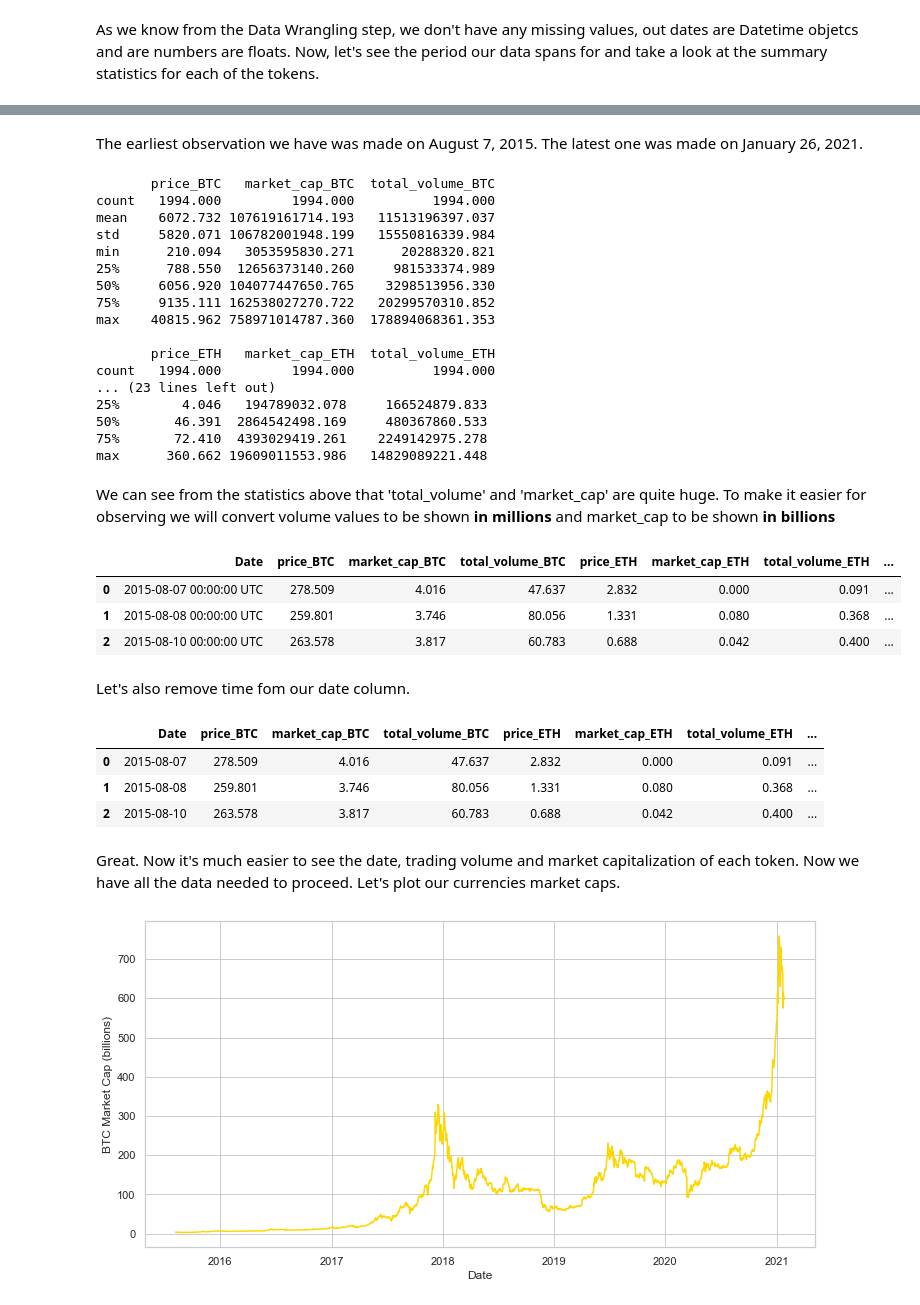
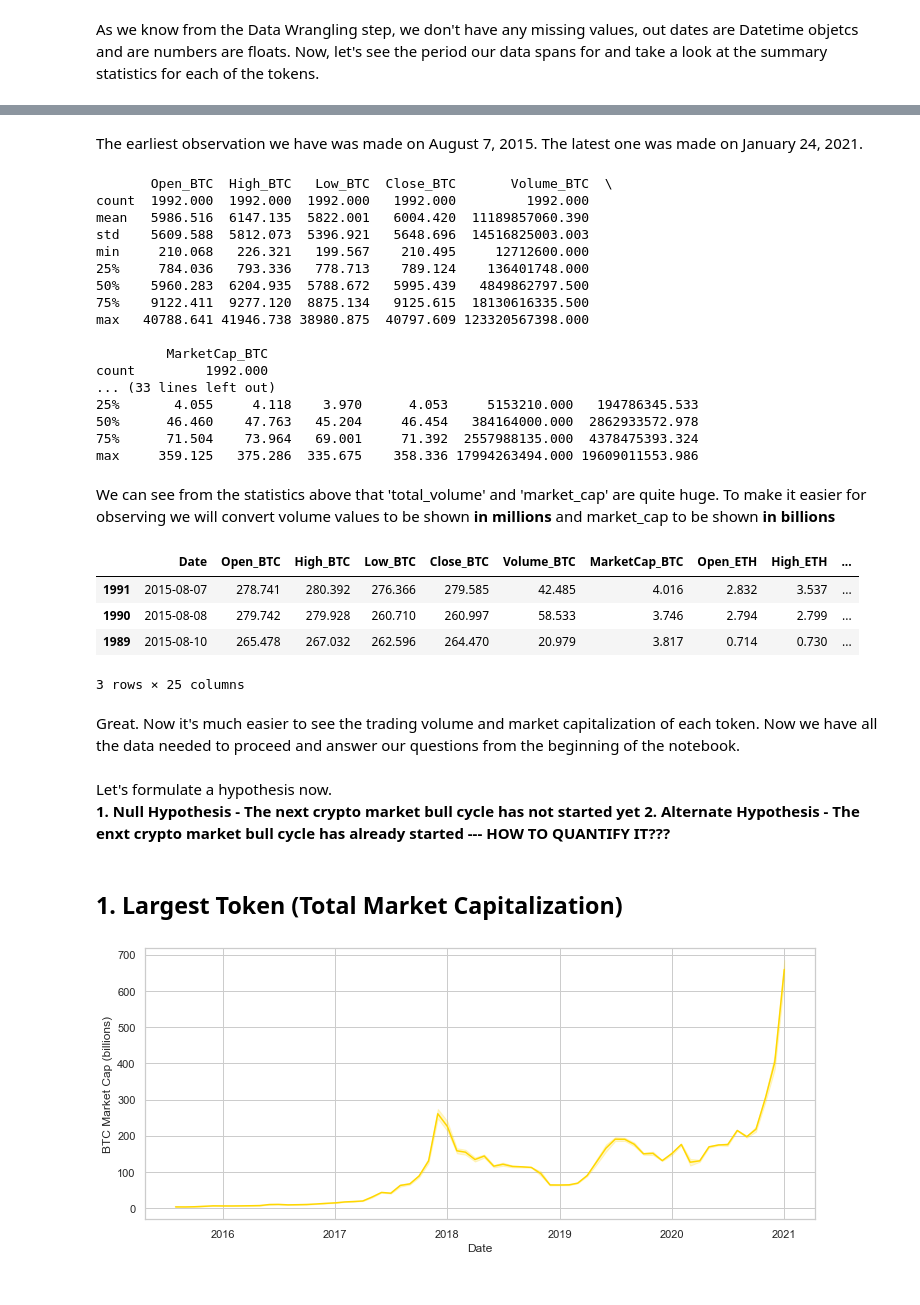
Before and after one commit to igorverevkin1992/Predicting-Bitcoin-Price, a Jupyter notebook: EDA/EDA_new_data.ipynb, the cells around one changed output, grey strips where cells are left out. Cells and saved outputs as stored; diff of their text form; code cells hidden in the pictures.

```diff
--- a/EDA/EDA_new_data.ipynb
+++ b/EDA/EDA_new_data.ipynb
@@ -30,5 +33,5 @@ sns.set_style('whitegrid')
 #showing only 2 decimals for floats
 pd.options.display.float_format = "{:.3f}".format
 # %%
-df = pd.read_csv('../DW/Data_for_EDA_1.csv')
+df = pd.read_csv('../DW/Data_for_EDA.csv')
 # %%
@@ -43,3 +47,5 @@ df.tail()
+# %%
+df = df.sort_values(by='Date')
 # %% [markdown]
 This is the general overview of our data.
 # %%
@@ -76,5 +79,5 @@ print(df['Date'].max())
 # %% [markdown]
-The earliest observation we have was made on August 7, 2015. The latest one was made on January 26, 2021.
+The earliest observation we have was made on August 7, 2015. The latest one was made on January 24, 2021.
 # %%
 #creating a list of column names for each tokens
 BTC_cols = [col for col in df.columns if '_BTC' in col]
@@ -88,29 +91,29 @@ for column in cols:
     print(df[column].describe())
     print('')
 # %% [output]
-       price_BTC   market_cap_BTC  total_volume_BTC
-count   1994.000         1994.000          1994.000
-mean    6072.732 107619161714.193   11513196397.037
-std     5820.071 106782001948.199   15550816339.984
-min      210.094   3053595830.271      20288320.821
-25%      788.550  12656373140.260     981533374.989
-50%     6056.920 104077447650.765    3298513956.330
-75%     9135.111 162538027270.722   20299570310.852
-max    40815.962 758971014787.360  178894068361.353
+       Open_BTC  High_BTC   Low_BTC  Close_BTC       Volume_BTC  \
+count  1992.000  1992.000  1992.000   1992.000         1992.000
+mean   5986.516  6147.135  5822.001   6004.420  11189857060.390
+std    5609.588  5812.073  5396.921   5648.696  14516825003.003
+min     210.068   226.321   199.567    210.495     12712600.000
+25%     784.036   793.336   778.713    789.124    136401748.000
+50%    5960.283  6204.935  5788.672   5995.439   4849862797.500
+75%    9122.411  9277.120  8875.134   9125.615  18130616335.500
+max   40788.641 41946.738 38980.875  40797.609 123320567398.000
 
-       price_ETH   market_cap_ETH  total_volume_ETH
-count   1994.000         1994.000          1994.000
-... (23 lines left out)
-25%        4.046   194789032.078     166524879.833
-50%       46.391  2864542498.169     480367860.533
-75%       72.410  4393029419.261    2249142975.278
-max      360.662 19609011553.986   14829089221.448
+         MarketCap_BTC
+count         1992.000
+... (33 lines left out)
+25%       4.055     4.118    3.970      4.053     5153210.000   194786345.533
+50%      46.460    47.763   45.204     46.454   384164000.000  2862933572.978
+75%      71.504    73.964   69.001     71.392  2557988135.000  4378475393.324
+max     359.125   375.286  335.675    358.336 17994263494.000 19609011553.986
 # %% [markdown]
 We can see from the statistics above that 'total_volume' and 'market_cap' are quite huge. To make it easier for observing we will convert volume values to be shown <b>in millions</b> and market_cap to be shown <b>in billions</b>
 # %%
 #creating lists of total_volume columns and market_cap columns
-vol_cols = [col for col in df.columns if 'total_volume_' in col]
-mc_cols = [col for col in df.columns if 'market_cap_' in col]
+vol_cols = [col for col in df.columns if 'Volume_' in col]
+mc_cols = [col for col in df.columns if 'MarketCap_' in col]
 
 #dividing total volume(market cap) by one million(one billion) to get volume(market cap) in millions(billions)
 df[vol_cols] = df[vol_cols] / 1000000
@@ -118,26 +121,24 @@ df[mc_cols] = df[mc_cols] / 1000000000
 # %%
 df.head(3)
 # %% [output]
-|  | Date | price_BTC | market_cap_BTC | total_volume_BTC | price_ETH | market_cap_ETH | total_volume_ETH | ... |
-| 0 | 2015-08-07 00:00:00 UTC | 278.509 | 4.016 | 47.637 | 2.832 | 0.000 | 0.091 | ... |
-| 1 | 2015-08-08 00:00:00 UTC | 259.801 | 3.746 | 80.056 | 1.331 | 0.080 | 0.368 | ... |
-| 2 | 2015-08-10 00:00:00 UTC | 263.578 | 3.817 | 60.783 | 0.688 | 0.042 | 0.400 | ... |
+|  | Date | Open_BTC | High_BTC | Low_BTC | Close_BTC | Volume_BTC | MarketCap_BTC | Open_ETH | High_ETH | ... |
+| 1991 | 2015-08-07 | 278.741 | 280.392 | 276.366 | 279.585 | 42.485 | 4.016 | 2.832 | 3.537 | ... |
+| 1990 | 2015-08-08 | 279.742 | 279.928 | 260.710 | 260.997 | 58.533 | 3.746 | 2.794 | 2.799 | ... |
+| 1989 | 2015-08-10 | 265.478 | 267.032 | 262.596 | 264.470 | 20.979 | 3.817 | 0.714 | 0.730 | ... |
+3 rows × 25 columns
-# %% [markdown]
-Let's also remove time fom our date column.
-# %%
-df['Date'] = pd.to_datetime(df['Date']).dt.date
-# %%
-df.head(3)
-# %% [output]
-|  | Date | price_BTC | market_cap_BTC | total_volume_BTC | price_ETH | market_cap_ETH | total_volume_ETH | ... |
-| 0 | 2015-08-07 | 278.509 | 4.016 | 47.637 | 2.832 | 0.000 | 0.091 | ... |
-| 1 | 2015-08-08 | 259.801 | 3.746 | 80.056 | 1.331 | 0.080 | 0.368 | ... |
-| 2 | 2015-08-10 | 263.578 | 3.817 | 60.783 | 0.688 | 0.042 | 0.400 | ... |
 # %% [markdown]
-Great. Now it's much easier to see the date, trading volume and market capitalization of each token. Now we have all the data needed to proceed. Let's plot our currencies market caps.
+Great. Now it's much easier to see the trading volume and market capitalization of each token. Now we have all the data needed to proceed and answer our questions from the beginning of the notebook.<br>
+<br>
+Let's formulate a hypothesis now. <br>
+<b>1. Null Hypothesis - The next crypto market bull cycle has not started yet
+   2. Alternate Hypothesis - The enxt crypto market bull cycle has already started --- HOW TO QUANTIFY IT???
+# %% [markdown]
+## 1. Largest Token (Total Market Capitalization)
 # %%
-fig = sns.lineplot(data=df, x='Date', y='market_cap_BTC', color='gold')
+btccap_month = df[['Date', 'MarketCap_BTC']]
+btccap_month['Date'] = btccap_month['Date'].values.astype('datetime64[M]')
+fig = sns.lineplot(data=btccap_month, x='Date', y='MarketCap_BTC', color='gold')
 fig.set(xlabel='Date', ylabel='BTC Market Cap (billions)');
 # %% [output]
-[figure, old version]
+[figure, new version]
 # %%
```
Also changed, not shown: parts of 9 cells of this notebook, 1 other file.
